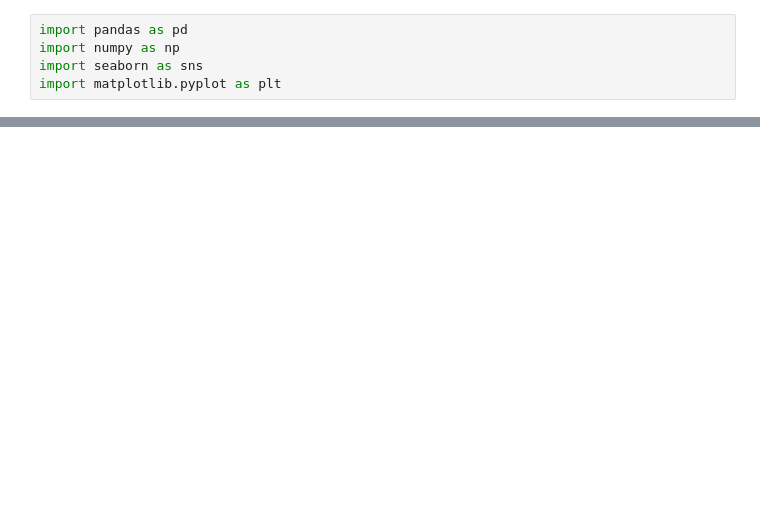
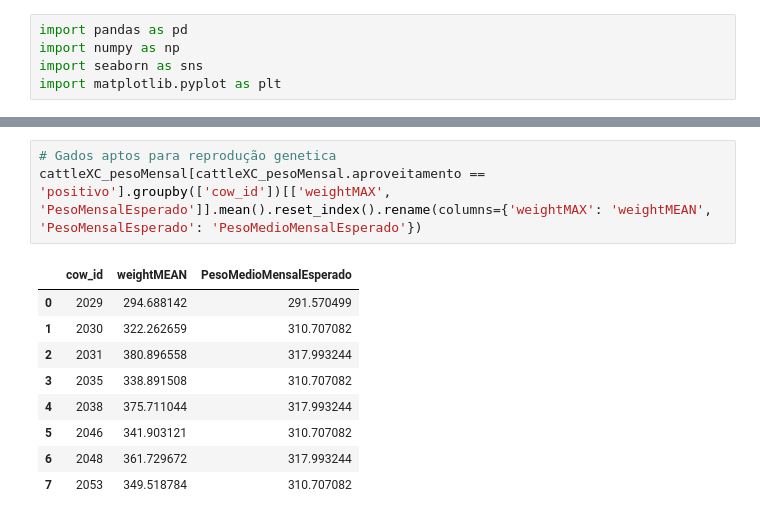
Before and after one commit to juliopk543/zootecnia-pecuaria-precisao, a Jupyter notebook: AnaliseRebanho(USD).gov/Analise/Crioulo-MesticoDeCorte-checkpoint.ipynb, the cells around one changed output, grey strips where cells are left out. Cells and saved outputs as stored; diff of their text form; blank space fills up the shorter version.

```diff
--- a/AnaliseRebanho(USD).gov/Analise/Crioulo-MesticoDeCorte-checkpoint.ipynb
+++ b/AnaliseRebanho(USD).gov/Analise/Crioulo-MesticoDeCorte-checkpoint.ipynb
@@ -234,0 +240,13 @@ axes[1].pie(data, labels = labels, colors = palettecolor, autopct='%.0f%%');
+# %%
+# Gados aptos para reprodução genetica
+cattleXC_pesoMensal[cattleXC_pesoMensal.aproveitamento == 'positivo'].groupby(['cow_id'])[['weightMAX', 'PesoMensalEsperado']].mean().reset_index().rename(columns={'weightMAX': 'weightMEAN', 'PesoMensalEsperado': 'PesoMedioMensalEsperado'})
+# %% [output]
+|  | cow_id | weightMEAN | PesoMedioMensalEsperado |
+| 0 | 2029 | 294.688142 | 291.570499 |
+| 1 | 2030 | 322.262659 | 310.707082 |
+| 2 | 2031 | 380.896558 | 317.993244 |
+| 3 | 2035 | 338.891508 | 310.707082 |
+| 4 | 2038 | 375.711044 | 317.993244 |
+| 5 | 2046 | 341.903121 | 310.707082 |
+| 6 | 2048 | 361.729672 | 317.993244 |
+| 7 | 2053 | 349.518784 | 310.707082 |
```
Also changed, not shown: parts of 20 cells of this notebook.
